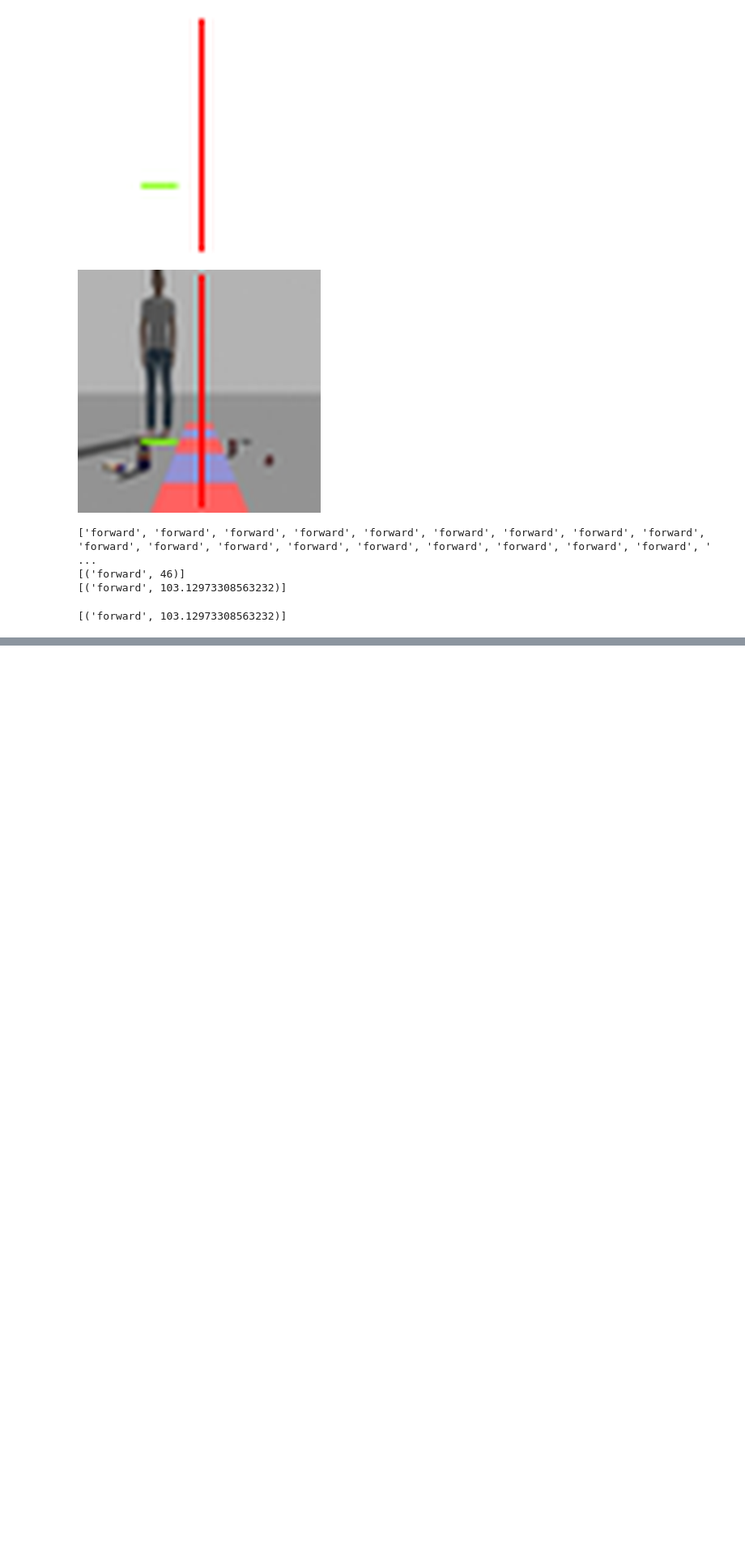
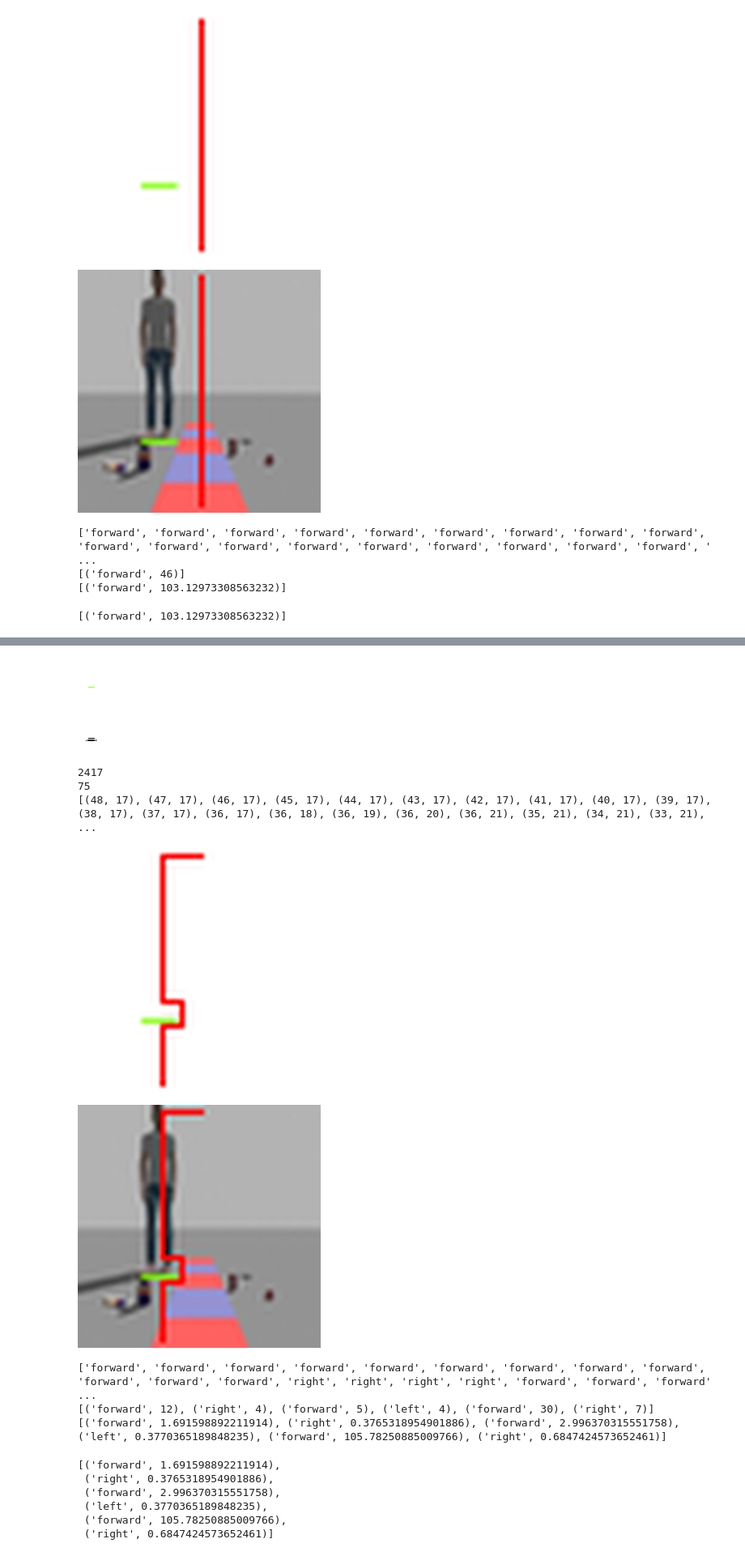
Before and after one commit to Akirakato1/SandbotScripts, a Jupyter notebook: path algorithm/Scripts/PathFindingAlgorithm.ipynb, the cells around one changed output, grey strips where cells are left out. Shown: that part at 81% size. Cells and saved outputs as stored; diff of their text form; code cells hidden in the pictures; blank space fills up the shorter version.

```diff
--- a/path algorithm/Scripts/PathFindingAlgorithm.ipynb
+++ b/path algorithm/Scripts/PathFindingAlgorithm.ipynb
@@ -469,3 +469,10 @@ g.getDistanceInstruction()
 [('forward', 46)]
 [('forward', 103.12973308563232)]
 [('forward', 103.12973308563232)]
+# %%
+from Detection_Model import Detection_Model
+from PathPredictor import PathPredictor
+
+pp=PathPredictor()
+pp.predictPath(TEST_IMAGE_PATHS[0])
+# %% [output]
@@ -471,0 +486,16 @@ g.getDistanceInstruction()
+[figure, added]
+[figure, added]
+2417
+75
+[(48, 17), (47, 17), (46, 17), (45, 17), (44, 17), (43, 17), (42, 17), (41, 17), (40, 17), (39, 17), (38, 17), (37, 17), (36, 17), (36, 18), (36, 19), (36, 20), (36, 21), (35, 21), (34, 21), (33, 21), ...
+[figure, added]
+[figure, added]
+['forward', 'forward', 'forward', 'forward', 'forward', 'forward', 'forward', 'forward', 'forward', 'forward', 'forward', 'forward', 'right', 'right', 'right', 'right', 'forward', 'forward', 'forward' ...
+[('forward', 12), ('right', 4), ('forward', 5), ('left', 4), ('forward', 30), ('right', 7)]
+[('forward', 1.691598892211914), ('right', 0.3765318954901886), ('forward', 2.996370315551758), ('left', 0.3770365189848235), ('forward', 105.78250885009766), ('right', 0.6847424573652461)]
+[('forward', 1.691598892211914),
+ ('right', 0.3765318954901886),
+ ('forward', 2.996370315551758),
+ ('left', 0.3770365189848235),
+ ('forward', 105.78250885009766),
+ ('right', 0.6847424573652461)]
```
Also changed, not shown: parts of 4 cells of this notebook, 6 other files.
